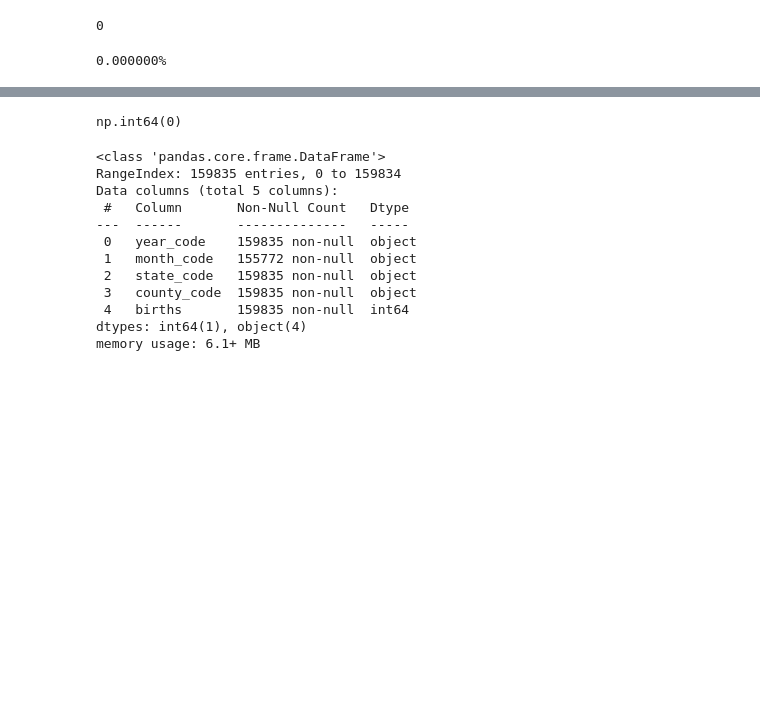
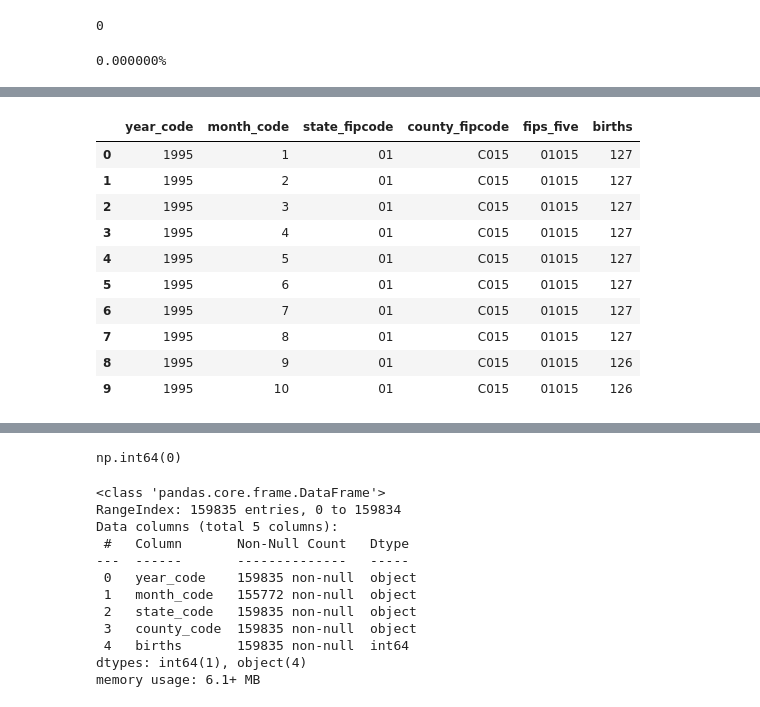
Before and after one commit to Caprikey/WGU_D497_Project_1, a Jupyter notebook: notebooks/data_cleaning_cdc_main.ipynb, the cells around one changed output, grey strips where cells are left out. Cells and saved outputs as stored; diff of their text form; code cells hidden in the pictures; blank space fills up the shorter version.

```diff
--- a/notebooks/data_cleaning_cdc_main.ipynb
+++ b/notebooks/data_cleaning_cdc_main.ipynb
@@ -1308,0 +1335,14 @@ cdc_data_main_dfs_corrected_df = cdc_data_main_dfs_corrected_df[['year_code', 'm
+# %%
+cdc_data_main_dfs_corrected_df.head(10)
+# %% [output]
+|  | year_code | month_code | state_fipcode | county_fipcode | fips_five | births |
+| 0 | 1995 | 1 | 01 | C015 | 01015 | 127 |
+| 1 | 1995 | 2 | 01 | C015 | 01015 | 127 |
+| 2 | 1995 | 3 | 01 | C015 | 01015 | 127 |
+| 3 | 1995 | 4 | 01 | C015 | 01015 | 127 |
+| 4 | 1995 | 5 | 01 | C015 | 01015 | 127 |
+| 5 | 1995 | 6 | 01 | C015 | 01015 | 127 |
+| 6 | 1995 | 7 | 01 | C015 | 01015 | 127 |
+| 7 | 1995 | 8 | 01 | C015 | 01015 | 127 |
+| 8 | 1995 | 9 | 01 | C015 | 01015 | 126 |
+| 9 | 1995 | 10 | 01 | C015 | 01015 | 126 |
```
Also changed, not shown: parts of 20 cells of this notebook, 22 other files.
